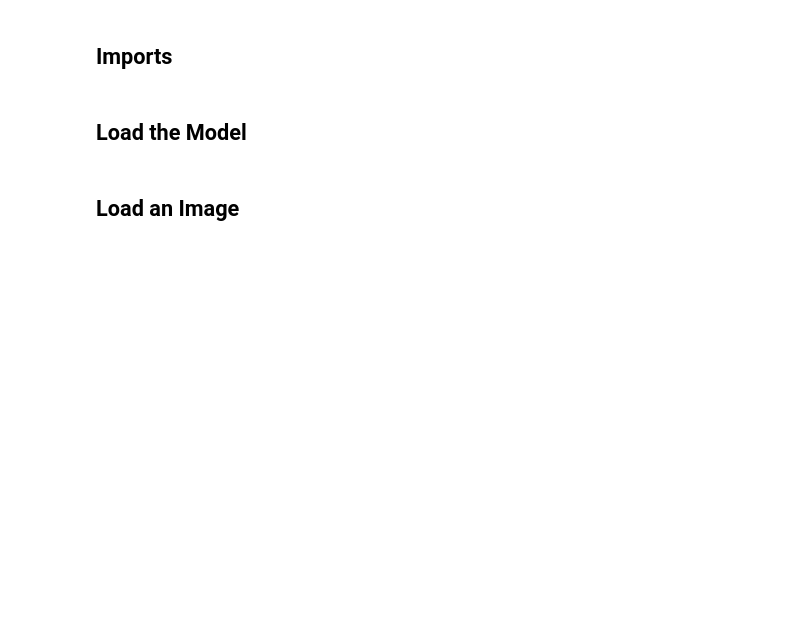
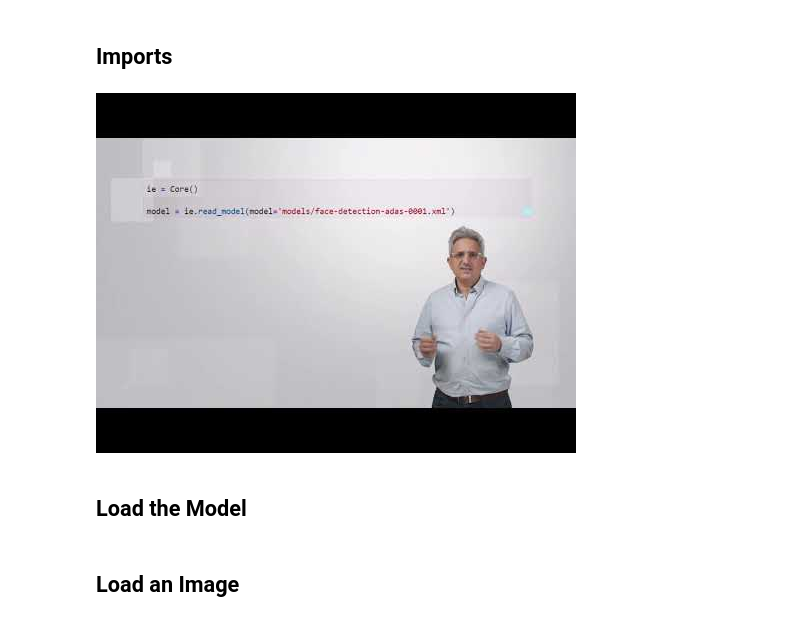
Before and after one commit to openvinotoolkit/openvino_build_deploy, a Jupyter notebook: trainings/object_detection/simple_face_detection_with_ov.ipynb, the cells around one changed output. Drawn from its saved outputs; the diff is of its cells as text; code cells hidden in the pictures; blank space fills up the shorter version.

```diff
--- a/trainings/object_detection/simple_face_detection_with_ov.ipynb
+++ b/trainings/object_detection/simple_face_detection_with_ov.ipynb
@@ -40,6 +30,11 @@ import cv2
 import matplotlib.pyplot as plt
 import numpy as np
 import openvino as ov
+# %%
+from IPython.display import YouTubeVideo
+YouTubeVideo('ygF2X_vN5bk', width=960, height=540)
+# %% [output]
+[figure, added]
 # %% [markdown]
 ## Load the Model
 # %%
```
Also changed, not shown: parts of 5 cells of this notebook.
